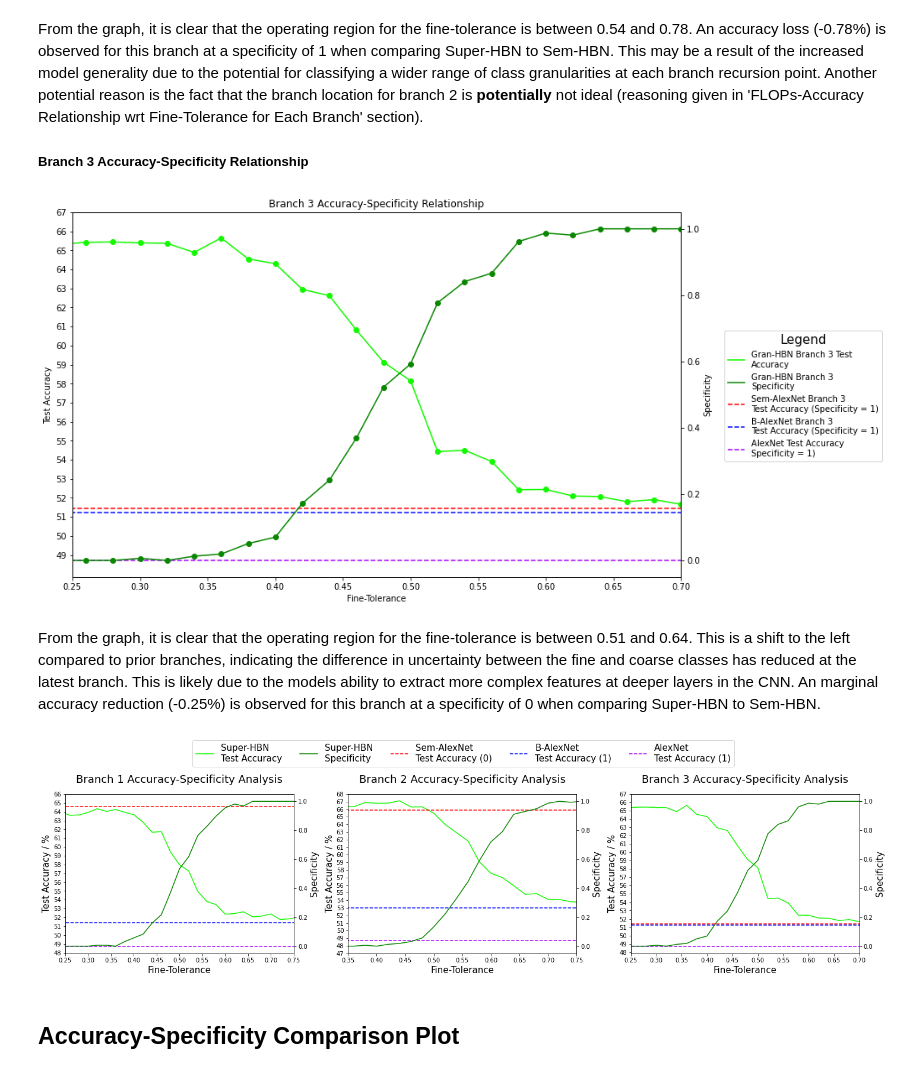
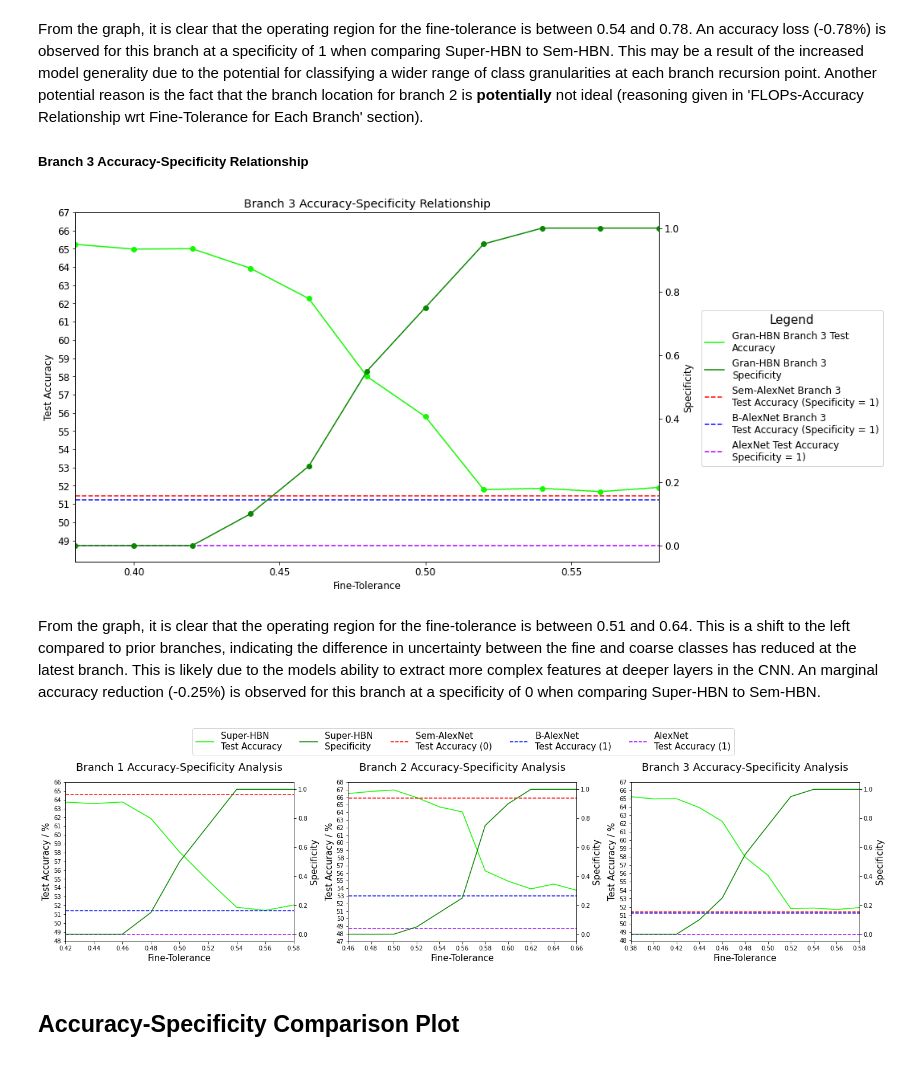
Before and after one commit to ben-sanati/Class-Granular-Classifications, a Jupyter notebook: analysis.ipynb, the cells around one changed output. Cells and saved outputs as stored; diff of their text form; code cells hidden in the pictures.

```diff
--- a/analysis.ipynb
+++ b/analysis.ipynb
@@ -338,35 +338,35 @@ x_ax_fine_tolerance = np.arange(0.4, 0.95, 0.01)
 fig, axes = plt.subplots(figsize=(13, 8), nrows=1, ncols=1)
 
 # test accuracy plot
 plot1 = axes.plot(fine_tolerance, GranHBN_results_branch3['test_accuracy'], c="#13F900", label="Gran-HBN Branch 3 Test\nAccuracy")
 axes.scatter(fine_tolerance, GranHBN_results_branch3['test_accuracy'], c="#13F900")
 
 # specificity plot
 axes1 = axes.twinx()
 plot2 = axes1.plot(fine_tolerance, GranHBN_results_branch3['specificity'], c="#0A8700", label="Gran-HBN Branch 3\nSpecificity")
 axes1.scatter(fine_tolerance, GranHBN_results_branch3['specificity'], c="#0A8700")
 
 # plot comparisons
 plot3 = axes.plot(fine_tolerance, [Sem_HBN_results_branch3['test_accuracy']] * len(fine_tolerance), c="#FF0000", linestyle='dashed', label="Sem-AlexNet Branch 3\nTest Accuracy (Specificity = 1)")
 plot4 = axes.plot(fine_tolerance, [BranchyAlexNet_results_branch3['test_accuracy']] * len(fine_tolerance), c="#000CFF", linestyle='dashed', label="B-AlexNet Branch 3\nTest Accuracy (Specificity = 1)")
 plot5 = axes.plot(fine_tolerance, [AlexNet_results['test_accuracy']] * len(fine_tolerance), c="#A600FF", linestyle='dashed', label="AlexNet Test Accuracy\nSpecificity = 1)")
 
 # plot config
 axes.title.set_text("Branch 3 Accuracy-Specificity Relationship")
 axes.set_xlabel("Fine-Tolerance")
 axes.set_ylabel("Test Accuracy")
 axes1.set_ylabel("Specificity")
 axes.set_xticks(np.arange(0.15, 1.1, 0.05))
 axes.set_yticks(np.arange(49, 68, 1))
-axes.set_xlim(0.25, 0.7)
+axes.set_xlim(0.38, 0.58)
 
 plts = plot1 + plot2 + plot3 + plot4 + plot5
 labels = [p.get_label() for p in plts]
 fig.legend(plts, labels, title='Legend',title_fontsize=15,loc='center left', bbox_to_anchor=(0.95, 0.5))
 
 plt.show()
 # %% [output]
-[figure, old version]
+[figure, new version]
 # %% [markdown]
 From the graph, it is clear that the operating region for the fine-tolerance is between 0.51 and 0.64. This is a shift to the left compared to prior branches, indicating the difference in uncertainty between the fine and coarse classes has reduced at the latest branch. This is likely due to the models ability to extract more complex features at deeper layers in the CNN. An marginal accuracy reduction (-0.25%) is observed for this branch at a specificity of 0 when comparing Super-HBN to Sem-HBN.
 # %%
@@ -413,9 +413,9 @@ axes[0].set_title("Branch 1 Accuracy-Specificity Analysis", y=1.05, fontsize=18)
 axes[0].set_xlabel("Fine-Tolerance", fontsize=15)
 axes[0].set_ylabel("Test Accuracy / %", fontsize=15)
 axes1a.set_ylabel("Specificity", fontsize=15)
-axes[0].set_xticks(np.arange(0.2, 1.1, 0.05))
+axes[0].set_xticks(np.arange(0.2, 1.1, 0.02))
 axes[0].set_yticks(np.arange(48, 67, 1))
-axes[0].set_xlim(0.25, 0.75)
+axes[0].set_xlim(0.42, 0.58)
 axes[0].tick_params(axis='both', which='major')
 axes1a.tick_params(axis='both', which='major')
 
@@ -424,9 +424,9 @@ axes[1].set_title("Branch 2 Accuracy-Specificity Analysis", y=1.05, fontsize=18)
 axes[1].set_xlabel("Fine-Tolerance", fontsize=15)
 axes[1].set_ylabel("Test Accuracy / %", fontsize=15)
 axes1b.set_ylabel("Specificity", fontsize=15)
-axes[1].set_xticks(np.arange(0.15, 1.1, 0.05))
+axes[1].set_xticks(np.arange(0.16, 1.1, 0.02))
 axes[1].set_yticks(np.arange(47, 69, 1))
-axes[1].set_xlim(0.35, 0.75)
+axes[1].set_xlim(0.46, 0.66)
 axes[1].set_ylim(47, 68)
 
 # plot 3 config
@@ -434,9 +434,9 @@ axes[2].set_title("Branch 3 Accuracy-Specificity Analysis", y=1.05, fontsize=18)
 axes[2].set_xlabel("Fine-Tolerance", fontsize=15)
 axes[2].set_ylabel("Test Accuracy / %", fontsize=15)
 axes1c.set_ylabel("Specificity", fontsize=15)
-axes[2].set_xticks(np.arange(0.25, 1.1, 0.05))
+axes[2].set_xticks(np.arange(0.26, 1.1, 0.02))
 axes[2].set_yticks(np.arange(48, 68, 1))
-axes[2].set_xlim(0.25, 0.7)
+axes[2].set_xlim(0.38, 0.58)
 
 plt.rc('font', size=10)
 
@@ -447,7 +447,7 @@ fig.legend(plts, labels, title_fontsize=12, fontsize=15, loc='upper center', nco
 fig.tight_layout()
 plt.show()
 # %% [output]
-[figure, old version]
+[figure, new version]
 # %% [markdown]
 ## Accuracy-Specificity Comparison Plot
 # %%
```
Also changed, not shown: parts of 15 cells of this notebook, 3 other files.
